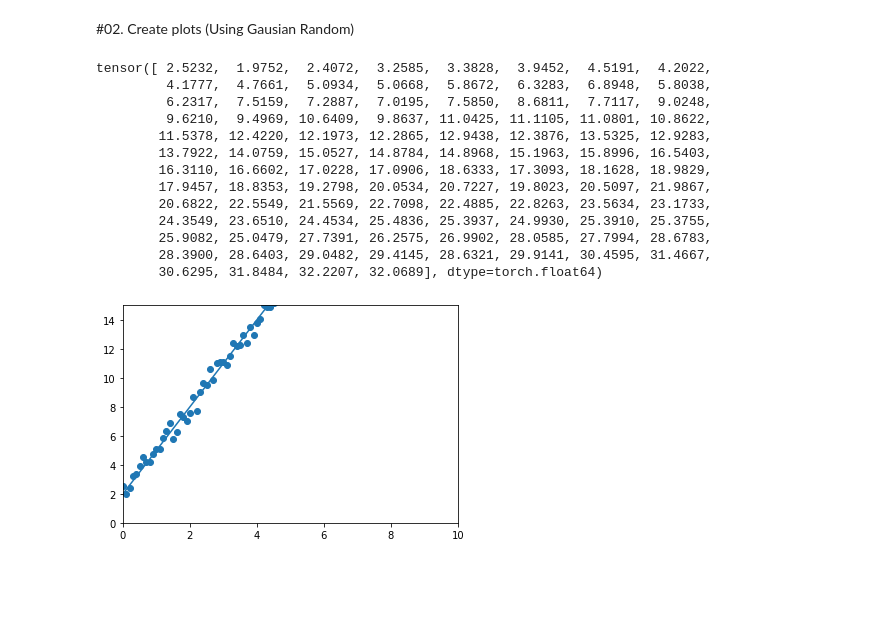
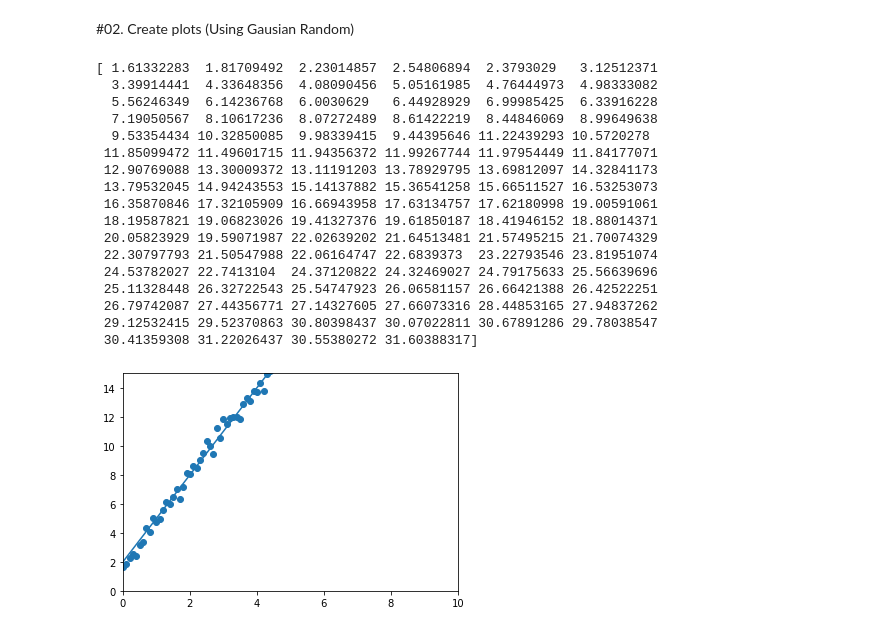
Before and after one commit to CJavaPython/AssignmentFolder, a Jupyter notebook: Assignment02/Assignment02.ipynb, the cells around one changed output. Saved outputs shown, nothing was run; the diff lists cells and outputs as text; code cells hidden in the pictures; blank space fills up the shorter version.

```diff
--- a/Assignment02/Assignment02.ipynb
+++ b/Assignment02/Assignment02.ipynb
@@ -8,10 +8,10 @@ import matplotlib.pyplot as plt
 #if theta 0 = 1 and theta 1 = 2
 def linearLine(t1, t2, x):
   return t1 * x + t2
-x = torch.arange(0, 10, 0.1)
+x = np.arange(0, 10, 0.1)
 #y = 3 * x + 2
 y_hat = linearLine(3, 2, x)
 plt.plot(x, y_hat)
-plt.axis([0,10,0,15])
+plt.axis([0,10,0,30])
 plt.show()
 # %% [output]
@@ -38,30 +21,34 @@ tensor([0.0000, 0.1000, 0.2000, 0.3000, 0.4000, 0.5000, 0.6000, 0.7000, 0.8000,
 # %%
 #정규분포를 변경한 과정도 github에 추가하자
 
 #2-1. 가우시안 분포도 : 분포도 체크
 def create_Rand(x, y):
-  return y + np.random.normal(0, 0.5, y.size())
+  return y + np.random.normal(0, 0.5, y.size)
 
 y = create_Rand(x, y_hat)
 print(y)
 plt.plot(x, y_hat)
 plt.scatter(x, y)
 plt.axis([0,10,0,15])
 plt.show()
 # %% [output]
-tensor([ 2.5232,  1.9752,  2.4072,  3.2585,  3.3828,  3.9452,  4.5191,  4.2022,
-         4.1777,  4.7661,  5.0934,  5.0668,  5.8672,  6.3283,  6.8948,  5.8038,
-         6.2317,  7.5159,  7.2887,  7.0195,  7.5850,  8.6811,  7.7117,  9.0248,
-         9.6210,  9.4969, 10.6409,  9.8637, 11.0425, 11.1105, 11.0801, 10.8622,
-        11.5378, 12.4220, 12.1973, 12.2865, 12.9438, 12.3876, 13.5325, 12.9283,
-        13.7922, 14.0759, 15.0527, 14.8784, 14.8968, 15.1963, 15.8996, 16.5403,
-        16.3110, 16.6602, 17.0228, 17.0906, 18.6333, 17.3093, 18.1628, 18.9829,
-        17.9457, 18.8353, 19.2798, 20.0534, 20.7227, 19.8023, 20.5097, 21.9867,
-        20.6822, 22.5549, 21.5569, 22.7098, 22.4885, 22.8263, 23.5634, 23.1733,
-        24.3549, 23.6510, 24.4534, 25.4836, 25.3937, 24.9930, 25.3910, 25.3755,
-        25.9082, 25.0479, 27.7391, 26.2575, 26.9902, 28.0585, 27.7994, 28.6783,
-        28.3900, 28.6403, 29.0482, 29.4145, 28.6321, 29.9141, 30.4595, 31.4667,
-        30.6295, 31.8484, 32.2207, 32.0689], dtype=torch.float64)
+[ 1.61332283  1.81709492  2.23014857  2.54806894  2.3793029   3.12512371
+  3.39914441  4.33648356  4.08090456  5.05161985  4.76444973  4.98333082
+  5.56246349  6.14236768  6.0030629   6.44928929  6.99985425  6.33916228
+  7.19050567  8.10617236  8.07272489  8.61422219  8.44846069  8.99649638
+  9.53354434 10.32850085  9.98339415  9.44395646 11.22439293 10.5720278
+ 11.85099472 11.49601715 11.94356372 11.99267744 11.97954449 11.84177071
+ 12.90769088 13.30009372 13.11191203 13.78929795 13.69812097 14.32841173
+ 13.79532045 14.94243553 15.14137882 15.36541258 15.66511527 16.53253073
+ 16.35870846 17.32105909 16.66943958 17.63134757 17.62180998 19.00591061
+ 18.19587821 19.06823026 19.41327376 19.61850187 18.41946152 18.88014371
+ 20.05823929 19.59071987 22.02639202 21.64513481 21.57495215 21.70074329
+ 22.30797793 21.50547988 22.06164747 22.6839373  23.22793546 23.81951074
+ 24.53782027 22.7413104  24.37120822 24.32469027 24.79175633 25.56639696
+ 25.11328448 26.32722543 25.54747923 26.06581157 26.66421388 26.42522251
+ 26.79742087 27.44356771 27.14327605 27.66073316 28.44853165 27.94837262
+ 29.12532415 29.52370863 30.80398437 30.07022811 30.67891286 29.78038547
+ 30.41359308 31.22026437 30.55380272 31.60388317]
-[figure, old version]
+[figure, new version]
 # %%
 #iniitalize ceta0, ceta1
```
Also changed, not shown: parts of 4 cells of this notebook.
